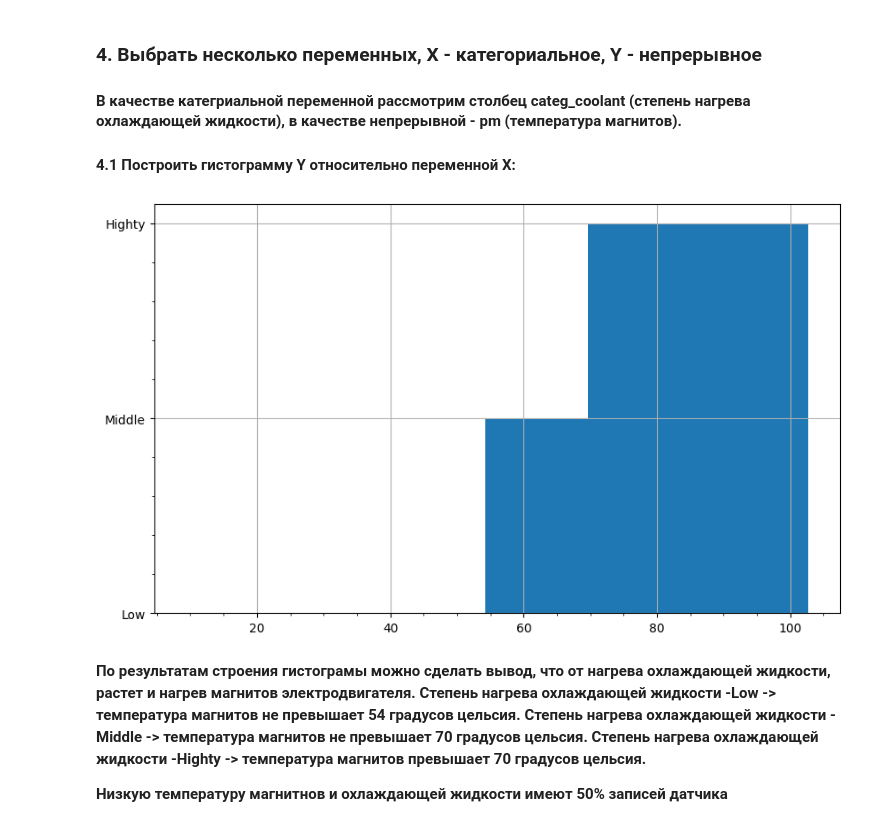
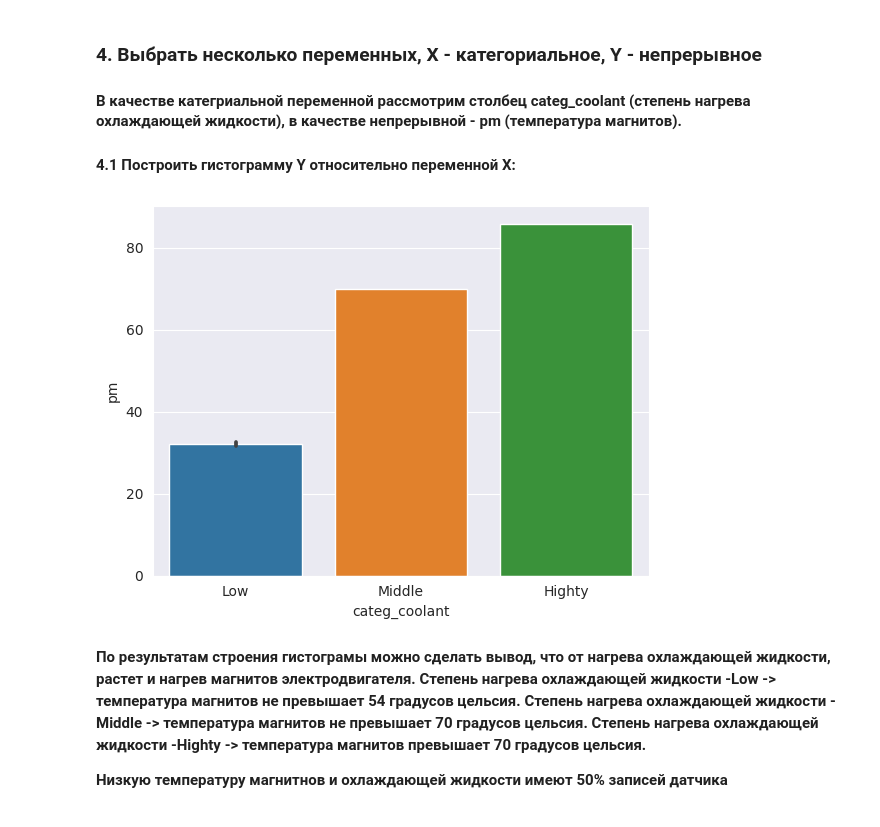
Before and after one commit to RazraB0tchik/lab1, a Jupyter notebook: Lab2.ipynb, the cells around one changed output. Drawn from its saved outputs; the diff is of its cells as text; code cells hidden in the pictures.

```diff
--- a/Lab2.ipynb
+++ b/Lab2.ipynb
@@ -214,26 +214,24 @@ corr.style.background_gradient(cmap='coolwarm')
 #### 4.1 Построить гистограмму Y относительно переменной X: ####
 # %%
 # основной фрейм слишком большой, возьмем по 500 записей каждой категории нагрева охлаждающей жидкости
-
+import seaborn as sns
 new_dfGistKat = my_df[['categ_coolant', 'pm']].copy ()
 
 sorted_frame = pd.DataFrame()
 
 sorted_frame = sorted_frame.append(new_dfGistKat[(new_dfGistKat.categ_coolant == "Low")].iloc[1:500])
 sorted_frame = sorted_frame.append(new_dfGistKat[(new_dfGistKat.categ_coolant == "Middle")].iloc[1:500])
 sorted_frame = sorted_frame.append(new_dfGistKat[(new_dfGistKat.categ_coolant == "Highty")].iloc[1:500])
 
-
-# построим гистаграму
-figure, ax = plt.subplots()
-
-ax.bar(sorted_frame["pm"], sorted_frame["categ_coolant"], width=30)
-ax.grid(which="major")
-ax.minorticks_on()
-figure.set_figwidth(10)
-figure.set_figheight(6)
+sns.barplot(
+    x="categ_coolant",
+    y="pm",
+    # hue="embark_town",
+    order=["Low", "Middle", "Highty"],
+    data=sorted_frame
+);
 # %% [output]
-[figure, old version]
+[figure, new version]
 # %% [markdown]
 **По результатам строения гистограмы можно сделать вывод, что от нагрева охлаждающей жидкости, растет и нагрев магнитов электродвигателя.**
 **Степень нагрева охлаждающей жидкости -Low -> температура магнитов не превышает 54 градусов цельсия.**
```
Also changed, not shown: parts of 10 cells of this notebook.
